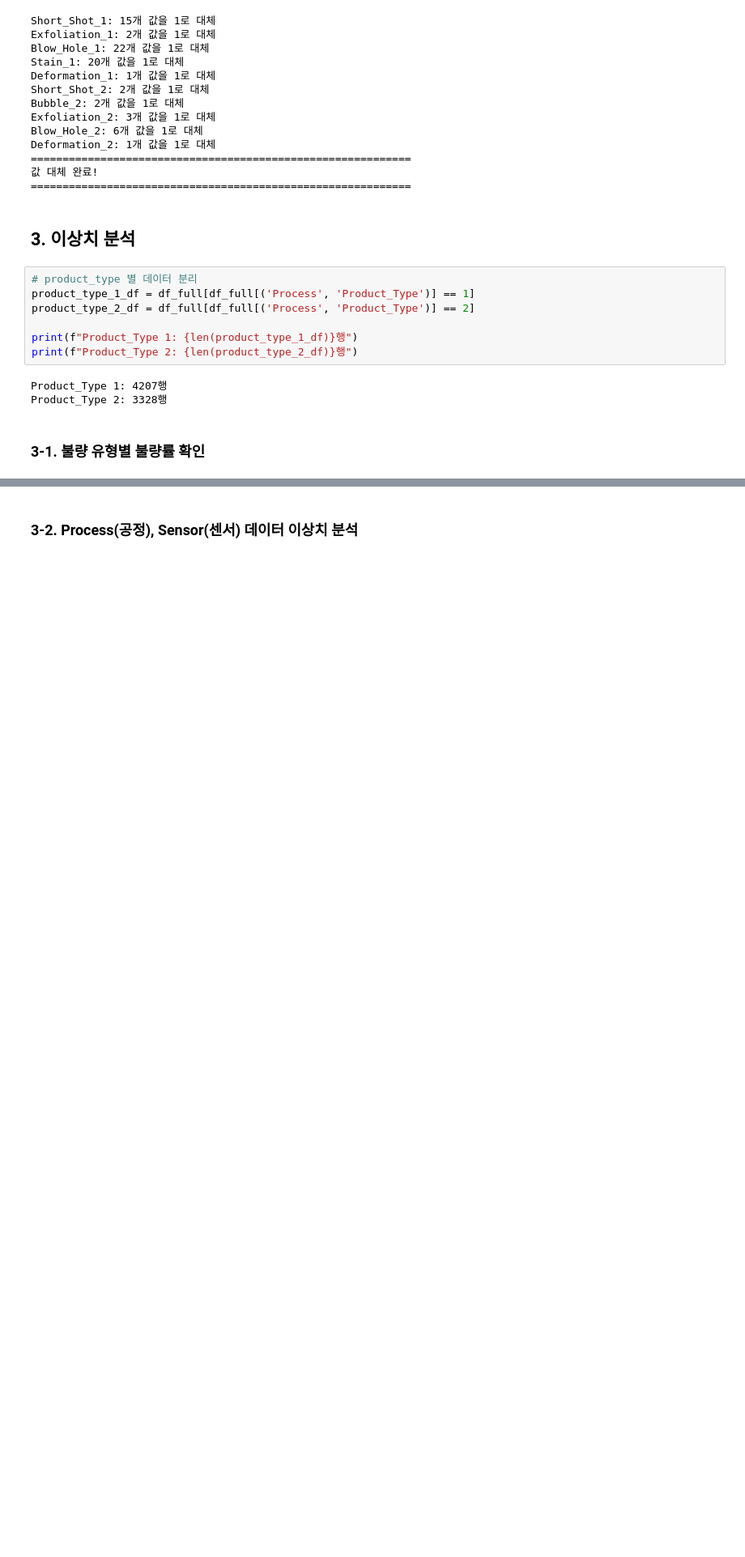
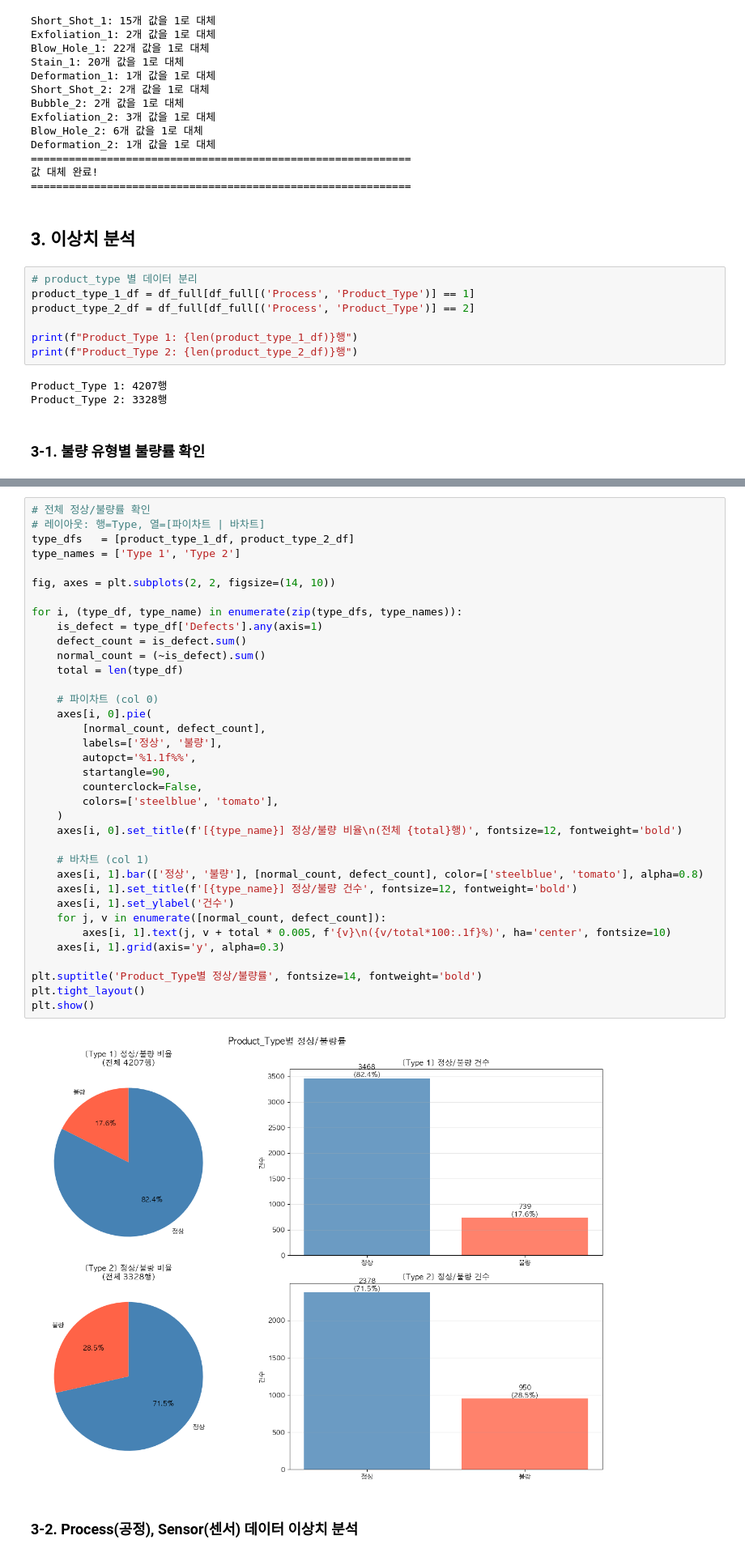
Before and after one commit to dlalswns0211/sparta_project_2_team1, a Jupyter notebook: src/jin/preprocessing.ipynb, the cells around one changed output, grey strips where cells are left out. Shown at 81% size. Drawn from its saved outputs; the diff is of its cells as text; blank space fills up the shorter version.

```diff
--- a/src/jin/preprocessing.ipynb
+++ b/src/jin/preprocessing.ipynb
@@ -316,3 +316,41 @@ plt.show()
+# %%
+# 전체 정상/불량률 확인
+# 레이아웃: 행=Type, 열=[파이차트 | 바차트]
+type_dfs   = [product_type_1_df, product_type_2_df]
+type_names = ['Type 1', 'Type 2']
+
+fig, axes = plt.subplots(2, 2, figsize=(14, 10))
+
+for i, (type_df, type_name) in enumerate(zip(type_dfs, type_names)):
+    is_defect = type_df['Defects'].any(axis=1)
+    defect_count = is_defect.sum()
+    normal_count = (~is_defect).sum()
+    total = len(type_df)
+
+    # 파이차트 (col 0)
+    axes[i, 0].pie(
+        [normal_count, defect_count],
+        labels=['정상', '불량'],
+        autopct='%1.1f%%',
+        startangle=90,
+        counterclock=False,
+        colors=['steelblue', 'tomato'],
+    )
+    axes[i, 0].set_title(f'[{type_name}] 정상/불량 비율\n(전체 {total}행)', fontsize=12, fontweight='bold')
+
+    # 바차트 (col 1)
+    axes[i, 1].bar(['정상', '불량'], [normal_count, defect_count], color=['steelblue', 'tomato'], alpha=0.8)
+    axes[i, 1].set_title(f'[{type_name}] 정상/불량 건수', fontsize=12, fontweight='bold')
+    axes[i, 1].set_ylabel('건수')
+    for j, v in enumerate([normal_count, defect_count]):
+        axes[i, 1].text(j, v + total * 0.005, f'{v}\n({v/total*100:.1f}%)', ha='center', fontsize=10)
+    axes[i, 1].grid(axis='y', alpha=0.3)
+
+plt.suptitle('Product_Type별 정상/불량률', fontsize=14, fontweight='bold')
+plt.tight_layout()
+plt.show()
+# %% [output]
+[figure, added]
 # %% [markdown]
 ### 3-2. Process(공정), Sensor(센서) 데이터 이상치 분석
 # %%
```
Also changed, not shown: parts of 6 cells of this notebook.
